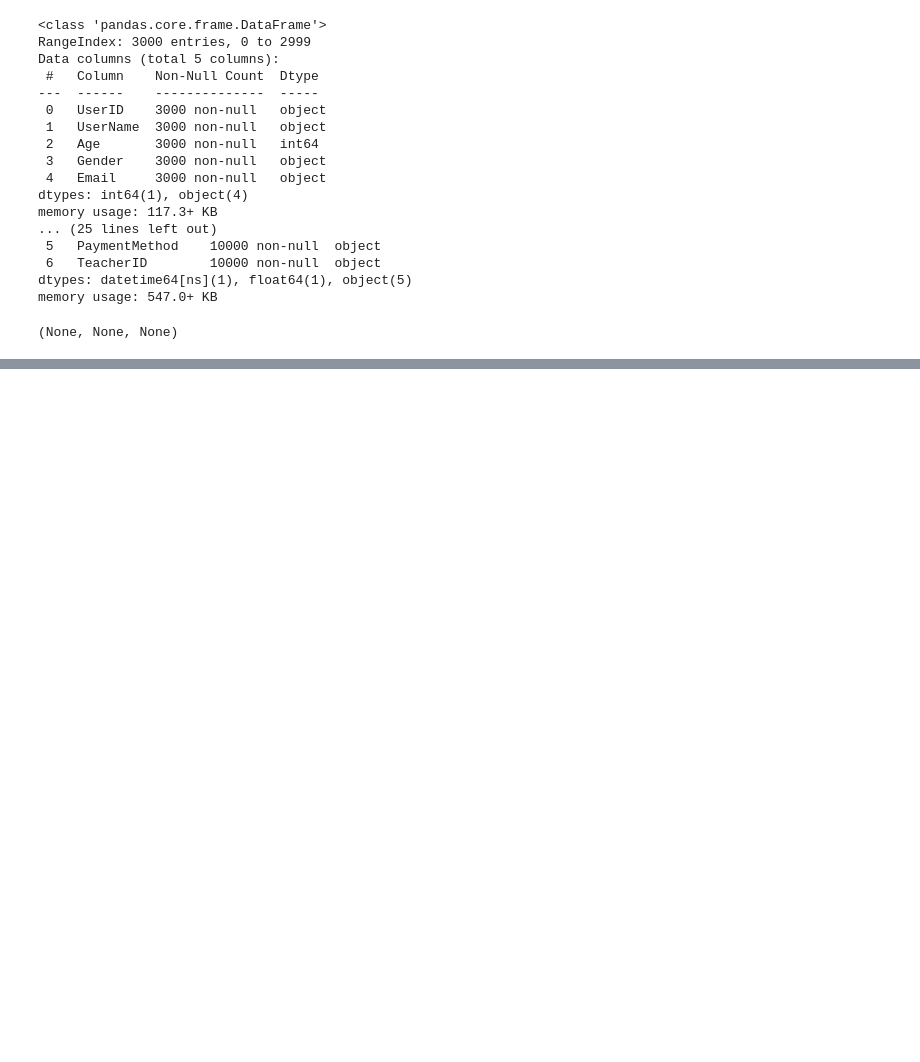
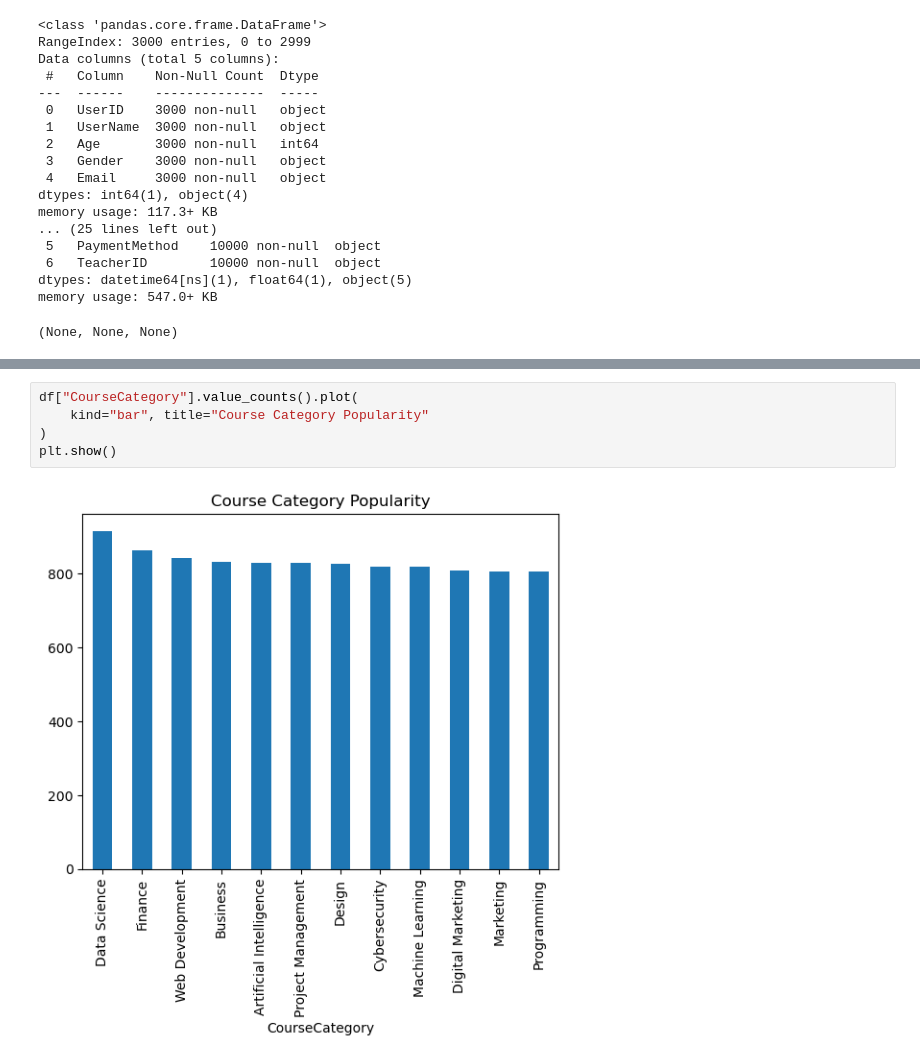
Before and after one commit to Yubraj43/course-enrollment-analysis, a Jupyter notebook: -1.ipynb, the cells around one changed output, grey strips where cells are left out. Cells and saved outputs as stored; diff of their text form; blank space fills up the shorter version.

```diff
--- a/-1.ipynb
+++ b/-1.ipynb
@@ -56,0 +141,7 @@ u
+# %%
+df["CourseCategory"].value_counts().plot(
+    kind="bar", title="Course Category Popularity"
+)
+plt.show()
+# %% [output]
+[figure, added]
```
Also changed, not shown: parts of 14 cells of this notebook.
